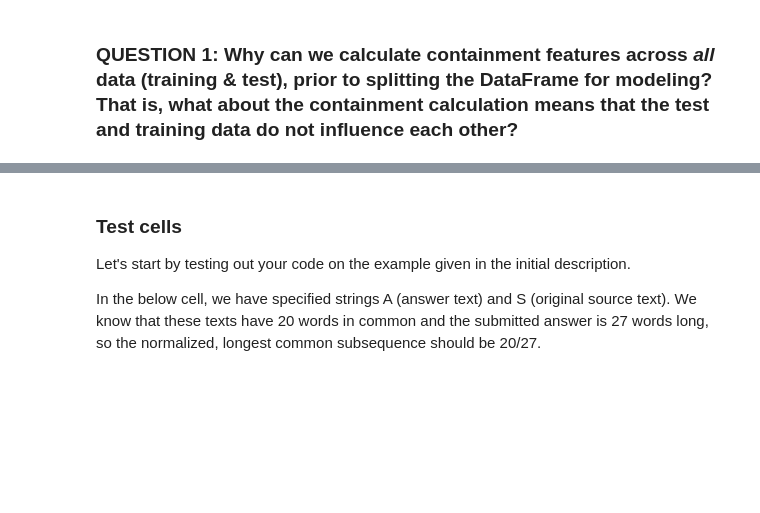
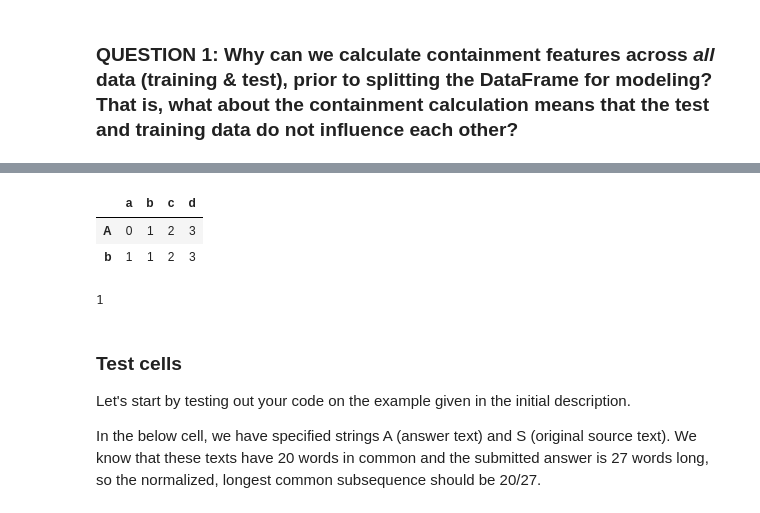
Before and after one commit to Ioana-P/Plagiarism-detection, a Jupyter notebook: 2_Plagiarism_Feature_Engineering.ipynb, the cells around one changed output, grey strips where cells are left out. Saved outputs shown, nothing was run; the diff lists cells and outputs as text; code cells hidden in the pictures; blank space fills up the shorter version.

```diff
--- a/2_Plagiarism_Feature_Engineering.ipynb
+++ b/2_Plagiarism_Feature_Engineering.ipynb
@@ -514,6 +513,17 @@ One thing to notice here is that, you can efficiently fill up this matrix one ce
 After completely filling the matrix, **the bottom-right cell will hold the non-normalized LCS value**.
 
 This matrix treatment can be applied to a set of words instead of letters. Your function should apply this to the words in two texts and return the normalized LCS value.
+# %%
+test = pd.DataFrame(data=[[0,1,2,3], [1,1,2,3]], columns = ['a','b','c','d'], index = ['A','b'] )
+test
+# %% [output]
+|  | a | b | c | d |
+| A | 0 | 1 | 2 | 3 |
+| b | 1 | 1 | 2 | 3 |
+# %%
+test.iloc[1-1,2-1]
+# %% [output]
+1
 # %%
 # Compute the normalized LCS given an answer text and a source text
 def lcs_norm_word(answer_text, source_text):
```
Also changed, not shown: parts of 7 cells of this notebook.
